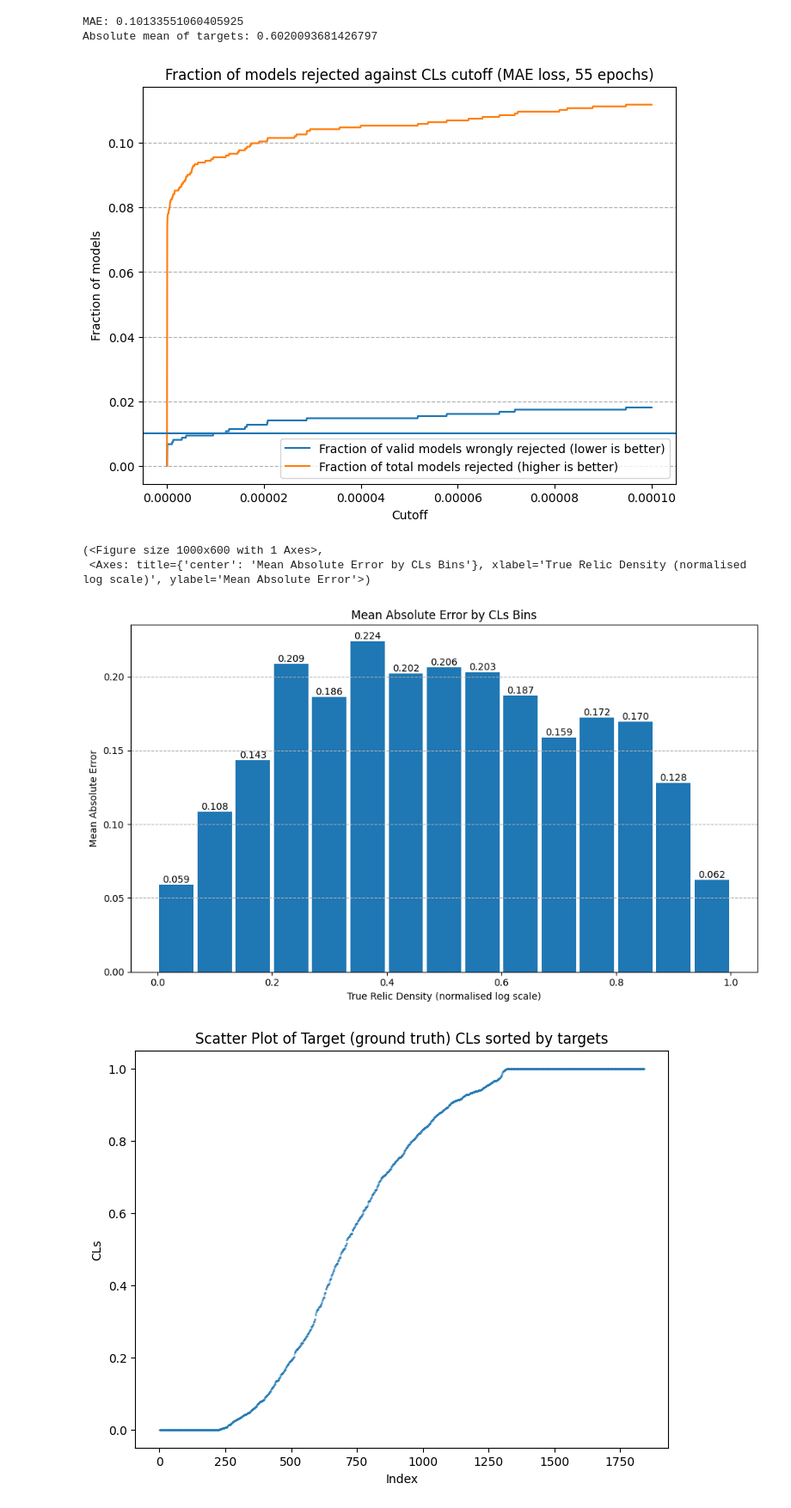
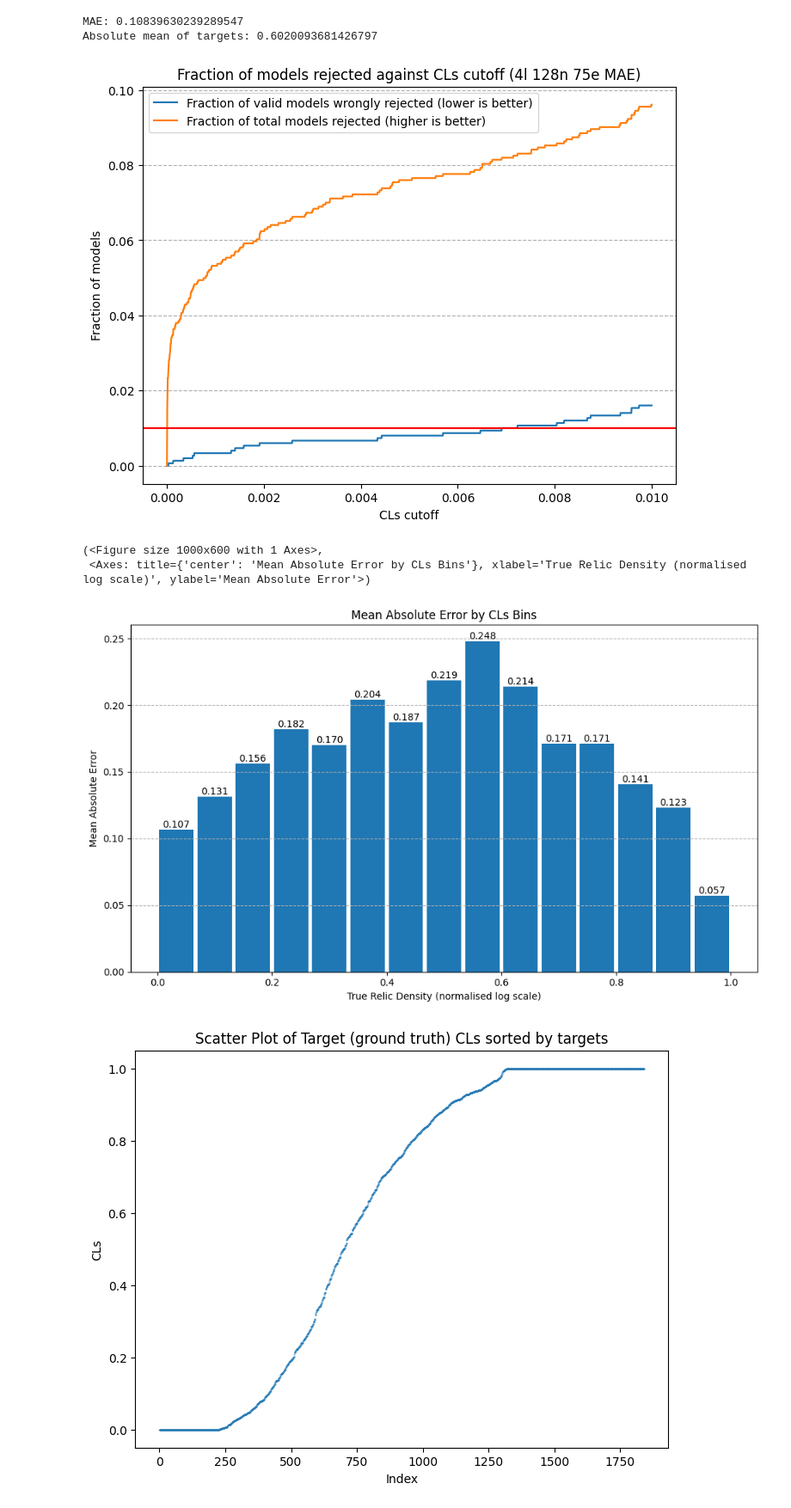
Before and after one commit to benvlasto/MPhys-Project, a Jupyter notebook: exploring_CLs_model_output.ipynb, the cells around one changed output. Shown: that part at 86% size. Drawn from its saved outputs; the diff is of its cells as text; code cells hidden in the pictures.

Commit message:
Testing performance of older model CLs_predictor_first_try against newer model CLs_predictor_4l_128n_75epoch_MAE. New model can remove 9% of all models with 1% error and old can remove 8%

```diff
--- a/exploring_CLs_model_output.ipynb
+++ b/exploring_CLs_model_output.ipynb
@@ -3,7 +3,8 @@ import pandas as pd
 import numpy as np
 import matplotlib.pyplot as plt
 
-output_df = pd.read_csv("csv-files/CLs_predictions_vs_targets_4l_128n_0.005lr_MAE_loss_2.csv")
+#output_df = pd.read_csv("csv-files/CLs_predictions/4l_128n_75e_0.005lr_MAE.csv")
+output_df = pd.read_csv("temp.csv")
 sorted_output_df = output_df.sort_values(by="Targets")
 # %%
 # Store predictions and targets in separate arrays
@@ -14,7 +15,7 @@ targets = sorted_output_df["Targets"].values
 print(f"MAE: {(np.abs(predictions-targets)).mean()}")
 print(f"Absolute mean of targets: {(np.abs(targets)).mean()}")
 # %% [output]
-MAE: 0.10133551060405925
+MAE: 0.10839630239289547
 Absolute mean of targets: 0.6020093681426797
 # %%
 def plot_rejections_by_cutoff(true_values, predicted_values, num_points=100, x_range=1):
@@ -46,27 +47,23 @@ def plot_rejections_by_cutoff(true_values, predicted_values, num_points=100, x_r
         incorrect_rejections.append(fraction_wrongly_rejected)
         total_rejections.append(fraction_rejeceted)
 
-    # Choose 1% cutoff value, or value which incorrectly rejects fewer than 1% of valid models
-    one_perc_cut = 0.0000000025
-
     # Plot fraction of rejected models against cutoff
     plt.figure(figsize=(8, 6))
     plt.plot(test_cutoffs, incorrect_rejections)
     plt.plot(test_cutoffs, total_rejections)
-    plt.axhline(0.01)
-    plt.xlabel("Cutoff")
+    plt.axhline(0.01, color="red")
+    plt.xlabel("CLs cutoff")
     plt.ylabel("Fraction of models")
     plt.grid(axis='y', linestyle='--')
     plt.legend(["Fraction of valid models wrongly rejected (lower is better)", "Fraction of total models rejected (higher is better)"])
-    plt.title("Fraction of models rejected against CLs cutoff (MAE loss, 55 epochs)")
-    #plt.axvline(one_perc_cut, linestyle='--')
-    #plt.text(one_perc_cut+0.01, 0.5, f"{one_perc_cut}", ha='left')
-    #plt.savefig("plots/CLs_predictor_performance/rejected_models_against_CLs_cutoff_MAE_loss.png")
+    plt.title("Fraction of models rejected against CLs cutoff (4l 128n 75e MAE)")
+
+    #plt.savefig("plots/CLs_predictor_performance/4l_128n_75e_MAE_rejected_models_against_CLs_cutoff.png")
     plt.show()
 # %%
-plot_rejections_by_cutoff(targets, predictions, len(targets), 0.0001)
+plot_rejections_by_cutoff(targets, predictions, len(targets), 0.01)
 # %% [output]
-[figure, old version]
+[figure, new version]
 # %%
 def plot_mae_by_bins(true_values, predicted_values, num_bins):
 
@@ -112,7 +109,7 @@ plot_mae_by_bins(targets, predictions, 15)
 # %% [output]
 (<Figure size 1000x600 with 1 Axes>,
  <Axes: title={'center': 'Mean Absolute Error by CLs Bins'}, xlabel='True Relic Density (normalised log scale)', ylabel='Mean Absolute Error'>)
-[figure, old version]
+[figure, new version]
 # %%
 plt.figure(figsize=(8, 6))
 plt.scatter(range(len(targets)), targets, s=0.1)
```
Also changed, not shown: parts of 1 cell of this notebook, 3 other files.
